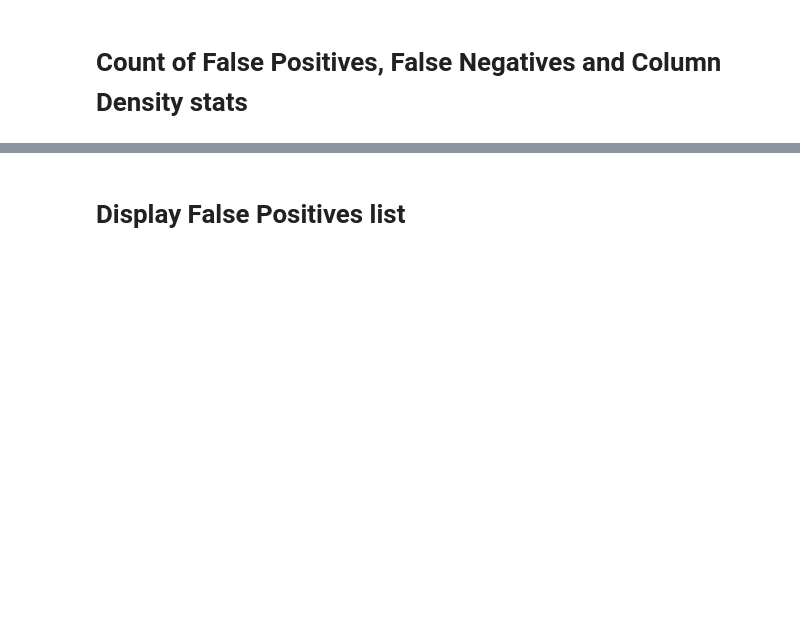
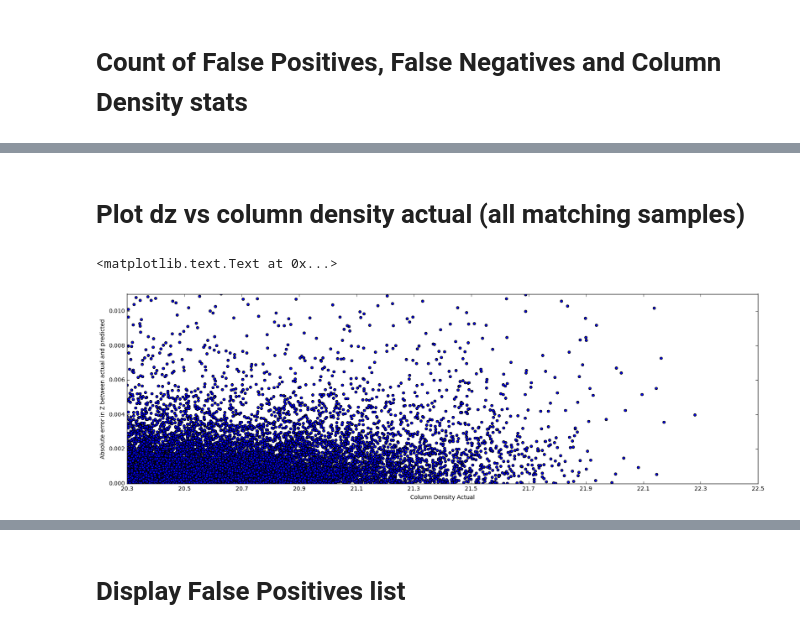
Before and after one commit to DeepIGM/dla_cnn, a Jupyter notebook: docs/nb/Analyze_Gensample_Results.ipynb, the cells around one changed output, grey strips where cells are left out. Drawn from its saved outputs; the diff is of its cells as text; code cells hidden in the pictures; blank space fills up the shorter version.

```diff
--- a/docs/nb/Analyze_Gensample_Results.ipynb
+++ b/docs/nb/Analyze_Gensample_Results.ipynb
@@ -94,0 +148,14 @@ plt.xlabel("Histogram of col density difference between predicted and actual whe
+# %% [markdown]
+# Plot dz vs column density actual (all matching samples)
+# %%
+p = np.vstack(all_offset_error)
+plt.figure(figsize=(20, 6))
+plt.scatter(p[:,0], p[:,1])
+plt.xlim([20.3,22.5])
+plt.ylim([0,0.011])
+plt.xticks([20.3,20.5,20.7,20.9,21.1,21.3,21.5,21.7,21.9,22.1,22.3,22.5])
+plt.xlabel("Column Density Actual")
+plt.ylabel("Absolute error in Z between actual and predicted")
+# %% [output]
+<matplotlib.text.Text at 0x...>
+[figure, added]
```
Also changed, not shown: parts of 20 cells of this notebook, 8 other files.
